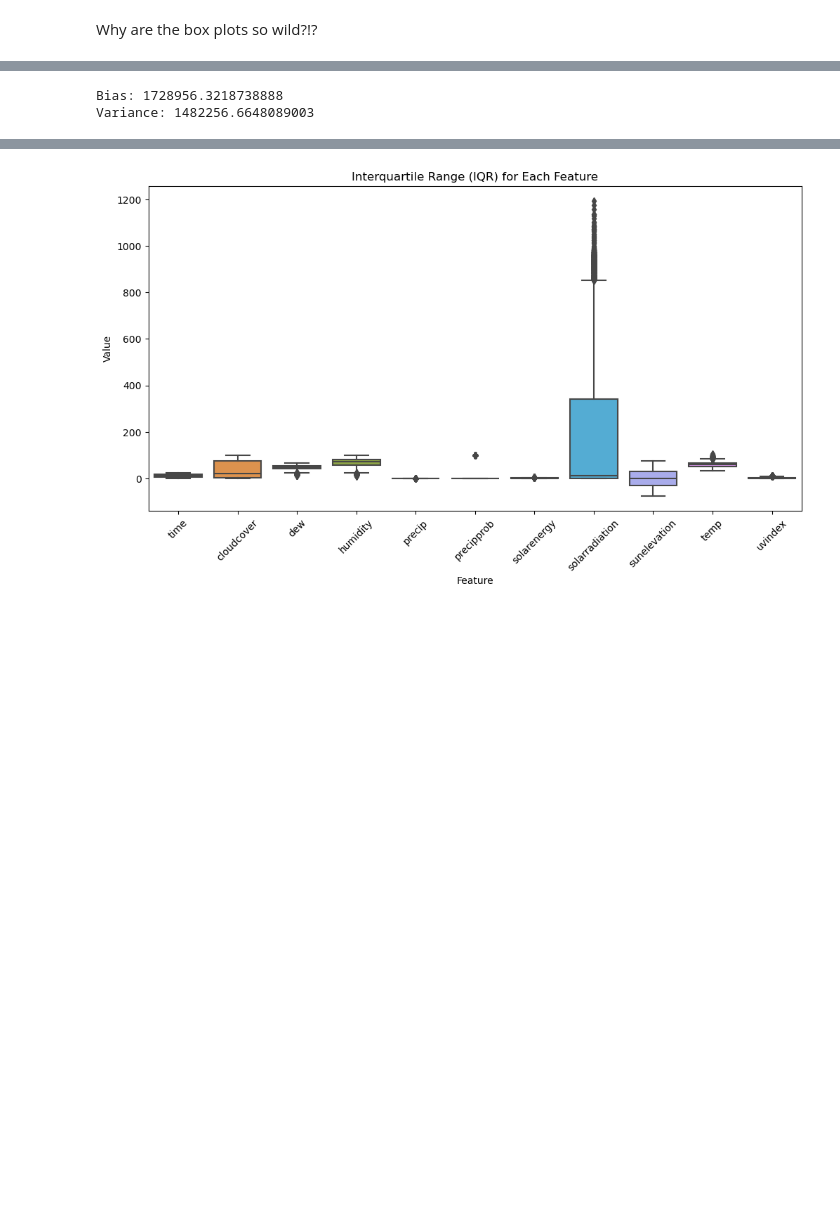
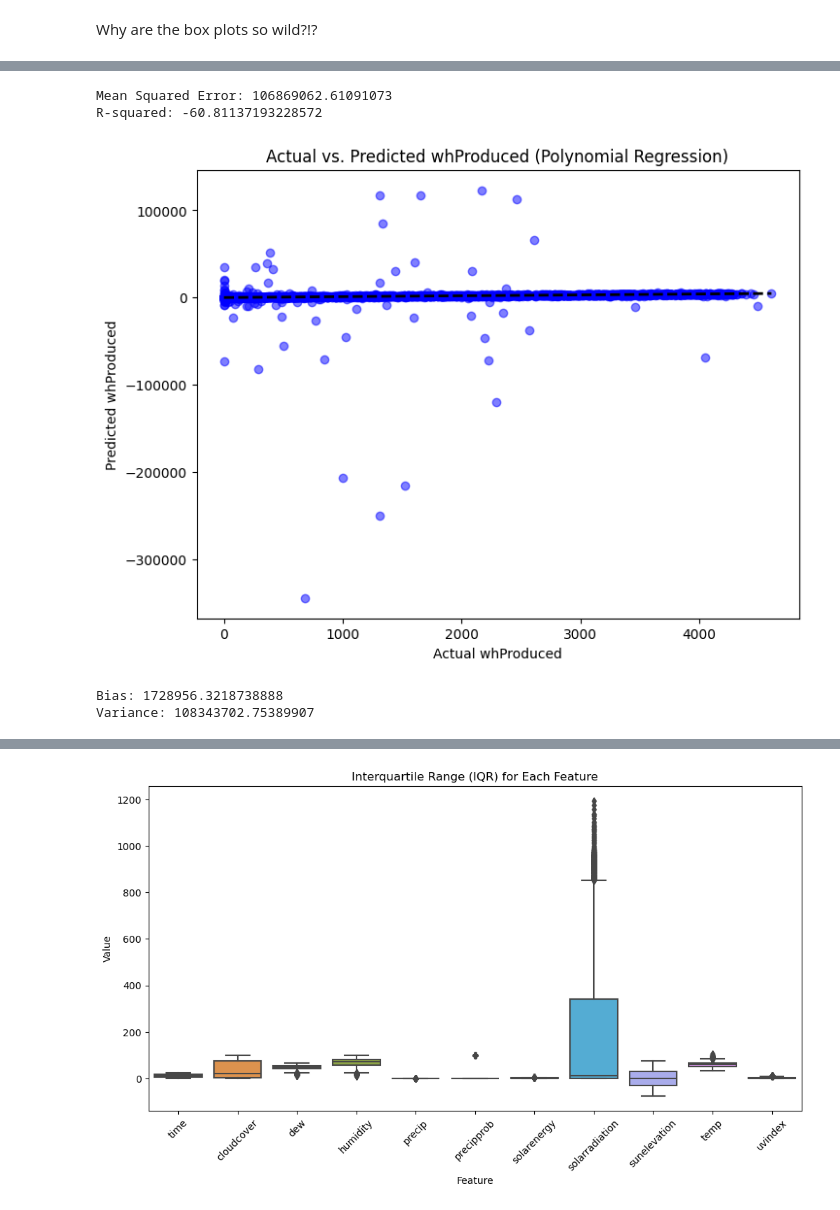
Before and after one commit to uppercaseVar/ECS171-Project, a Jupyter notebook: Project-2.ipynb, the cells around one changed output, grey strips where cells are left out. Drawn from its saved outputs; the diff is of its cells as text; code cells hidden in the pictures; blank space fills up the shorter version.

```diff
--- a/Project-2.ipynb
+++ b/Project-2.ipynb
@@ -164,18 +184,42 @@ plt.show()
-# %%
-mean_predicted = np.mean(y_pred)
-mean_true = np.mean(y_test)
-
-# Bias
-bias = np.mean((mean_predicted - y_test) ** 2)
-
-# Variance
-variance = np.mean((y_pred - mean_predicted) ** 2)
-
-print("Bias:", bias)
-print("Variance:", variance)
-# %% [output]
-Bias: 1728956.3218738888
-Variance: 1482256.6648089003
+# %%
+degree = 5  # Define the degree of the polynomial
+poly_features = PolynomialFeatures(degree=degree)
+X_train_poly = poly_features.fit_transform(X_train)
+X_test_poly = poly_features.transform(X_test)
+
+# Initialize and train the polynomial regression model
+model = LinearRegression()
+model.fit(X_train_poly, y_train)
+
+# Make predictions on the testing set
+y_pred = model.predict(X_test_poly)
+
+# Evaluate the model
+mse = mean_squared_error(y_test, y_pred)
+r2 = r2_score(y_test, y_pred)
+
+print("Mean Squared Error:", mse)
+print("R-squared:", r2)
+
+plt.figure(figsize=(8, 6))
+plt.scatter(y_test, y_pred, color='blue', alpha=0.5)
+plt.plot([y_test.min(), y_test.max()], [y_test.min(), y_test.max()], 'k--', lw=2)
+plt.xlabel('Actual whProduced')
+plt.ylabel('Predicted whProduced')
+plt.title('Actual vs. Predicted whProduced (Polynomial Regression)')
+plt.show()
+bias = np.mean((mean_predicted - y_test) ** 2)
+
+# Variance
+variance = np.mean((y_pred - mean_predicted) ** 2)
+print("Bias:", bias)
+print("Variance:", variance)
+# %% [output]
+Mean Squared Error: 106869062.61091073
+R-squared: -60.81137193228572
+[figure, added]
+Bias: 1728956.3218738888
+Variance: 108343702.75389907
 # %%
 degree = 2  # Define the degree of the polynomial
 poly_features = PolynomialFeatures(degree=degree)
```
Also changed, not shown: parts of 7 cells of this notebook.
